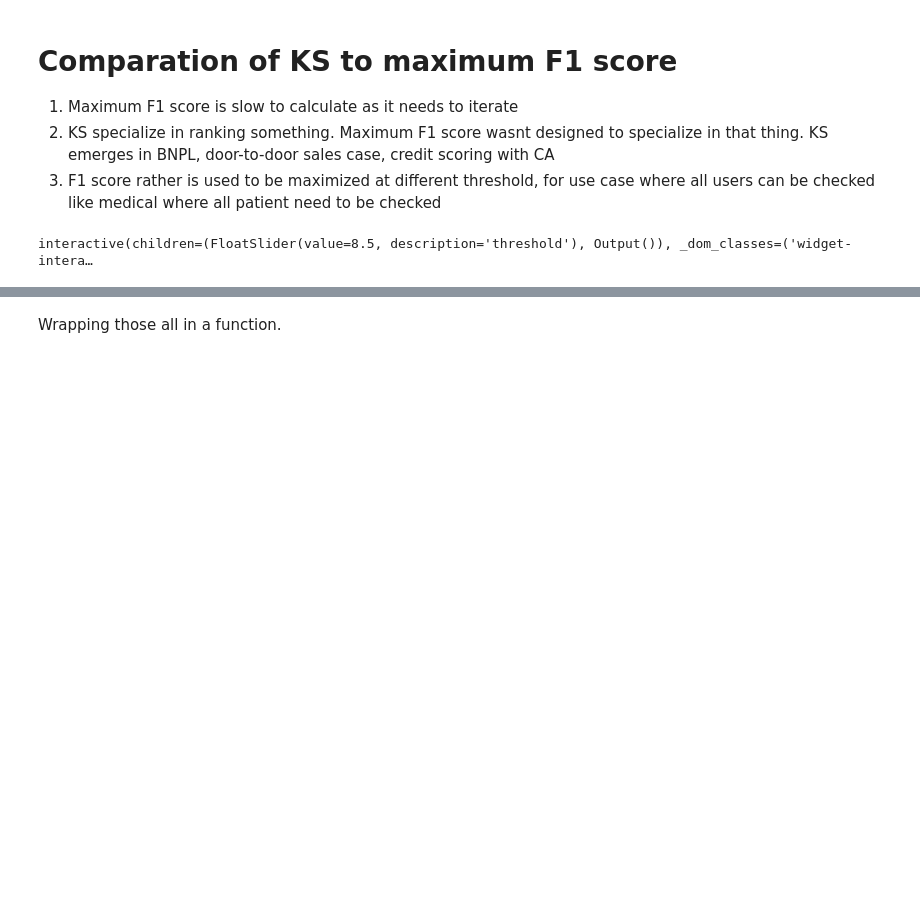
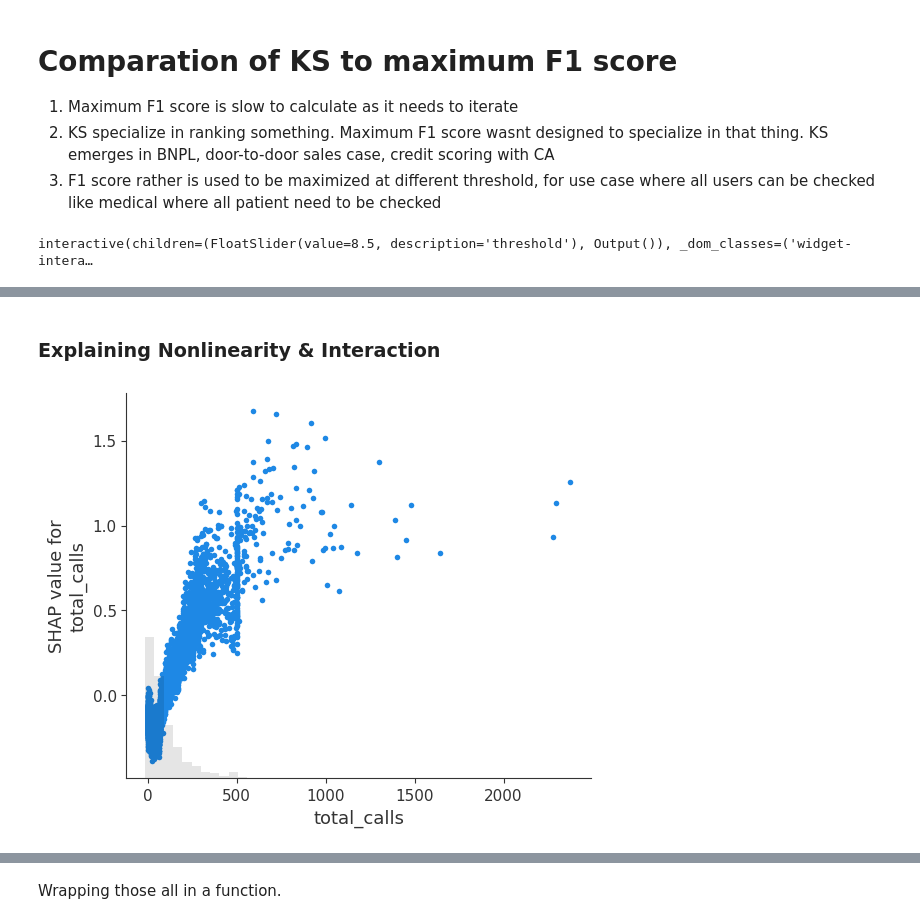
Before and after one commit to alvinrach/financial-tech-prediction, a Jupyter notebook: FE & Modelling.ipynb, the cells around one changed output, grey strips where cells are left out. Saved outputs shown, nothing was run; the diff lists cells and outputs as text; code cells hidden in the pictures; blank space fills up the shorter version.

```diff
--- a/FE & Modelling.ipynb
+++ b/FE & Modelling.ipynb
@@ -542,0 +568,6 @@ interactive(children=(FloatSlider(value=8.5, description='threshold'), Output())
+# %% [markdown]
+### Explaining Nonlinearity & Interaction
+# %%
+shap.plots.scatter(shap_values[:, "total_calls"])
+# %% [output]
+[figure, added]
```
Also changed, not shown: parts of 14 cells of this notebook.
